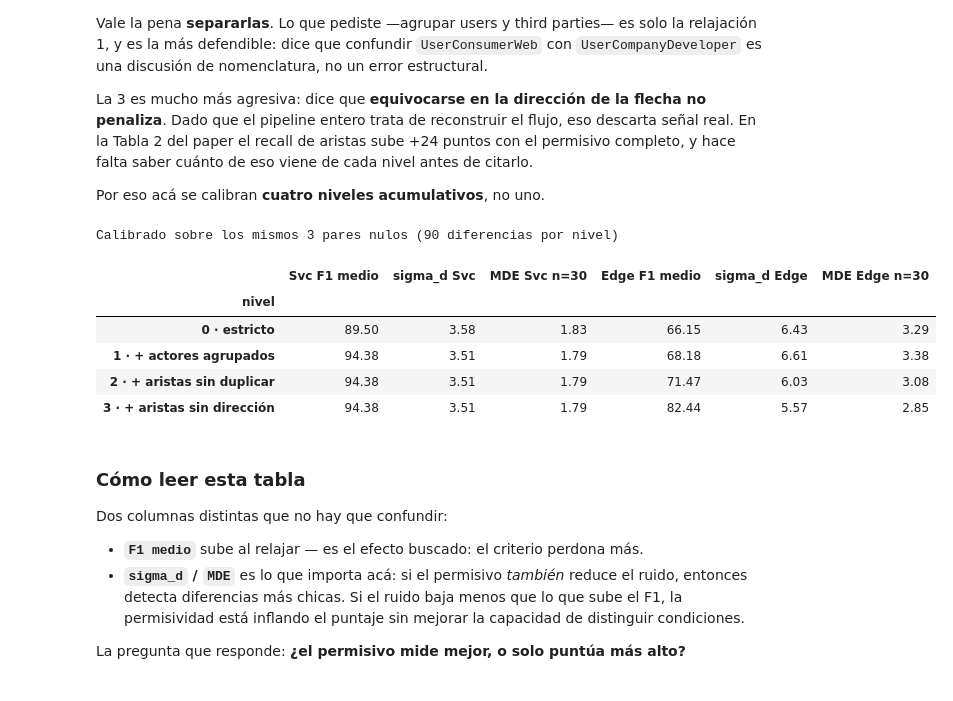
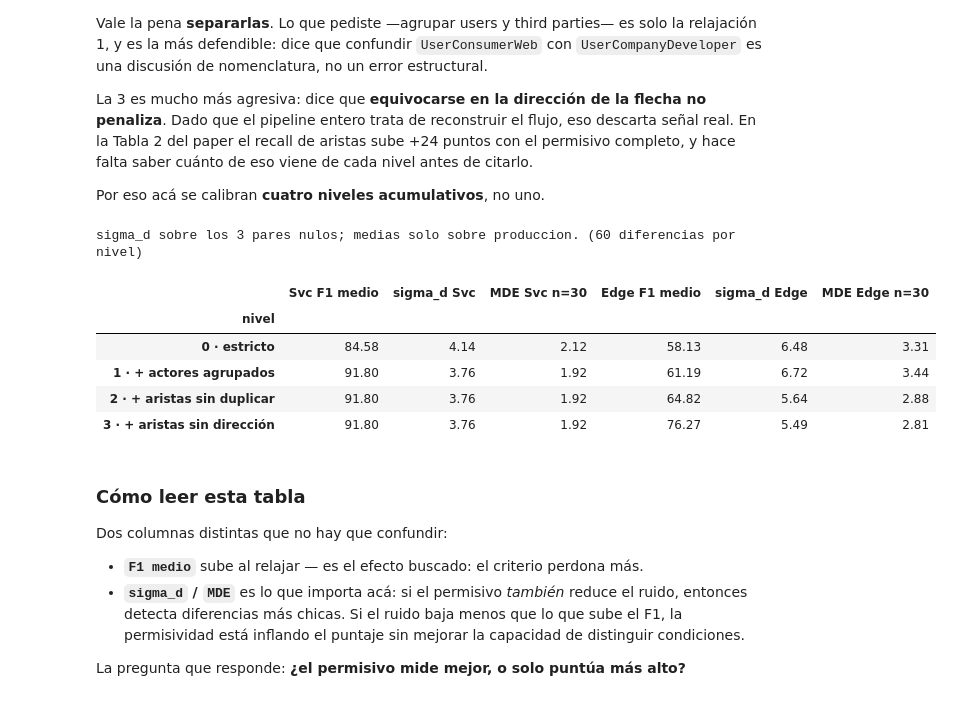
Before and after one commit to stevenijm777/AWS-Architecture, a Jupyter notebook: notebooks/01_calibracion_ruido.ipynb, the cells around one changed output. Cells and saved outputs as stored; diff of their text form; code cells hidden in the pictures.

```diff
--- a/notebooks/01_calibracion_ruido.ipynb
+++ b/notebooks/01_calibracion_ruido.ipynb
@@ -720,40 +720,45 @@ def puntajes_nivel(dirname: str, nivel: int) -> dict[str, tuple[float, float]]:
 
 
 NIVELES = {0: "0 · estricto", 1: "1 · + actores agrupados",
            2: "2 · + aristas sin duplicar", 3: "3 · + aristas sin dirección"}
 
 filas = []
 for nivel, etiqueta in NIVELES.items():
     d_svc, d_edge, medias_svc, medias_edge = [], [], [], []
-    for par in pares:
+    # Los pares nulos incluyen el del ORACULO, cuyas dos corridas puntuan muchisimo mas
+    # alto que produccion. Para sigma_d eso da igual —lo que importa es la dispersion de
+    # la diferencia pareada dentro de cada par—, pero para las MEDIAS del protocolo
+    # permisivo no: promediar produccion con oraculo da un "estricto" de 66.15 cuando el
+    # valor de produccion es 58.99. Las medias se calculan solo sobre produccion.
+    for par in [x for x in pares if x["condicion"] != "oraculo"]:
         A = puntajes_nivel(par["run_a"], nivel)
         B = puntajes_nivel(par["run_b"], nivel)
         for v in sorted(set(A) & set(B)):
             d_svc.append(A[v][0] - B[v][0])
             d_edge.append(A[v][1] - B[v][1])
             medias_svc += [A[v][0], B[v][0]]
             medias_edge += [A[v][1], B[v][1]]
     sd_s, sd_e = np.std(d_svc, ddof=1), np.std(d_edge, ddof=1)
     filas.append({
         "nivel": etiqueta,
         "Svc F1 medio": np.mean(medias_svc), "sigma_d Svc": sd_s,
         "MDE Svc n=30": Z_MDE * sd_s / np.sqrt(30),
         "Edge F1 medio": np.mean(medias_edge), "sigma_d Edge": sd_e,
         "MDE Edge n=30": Z_MDE * sd_e / np.sqrt(30),
     })
 
 permisivo = pd.DataFrame(filas).set_index("nivel")
-print(f"Calibrado sobre los mismos {len(pares)} pares nulos "
+print(f"sigma_d sobre los {len(pares)} pares nulos; medias solo sobre produccion. "
       f"({len(d_edge)} diferencias por nivel)\n")
 display(permisivo.round(2))
 # %% [output]
-Calibrado sobre los mismos 3 pares nulos (90 diferencias por nivel)
+sigma_d sobre los 3 pares nulos; medias solo sobre produccion. (60 diferencias por nivel)
 |  | Svc F1 medio | sigma_d Svc | MDE Svc n=30 | Edge F1 medio | sigma_d Edge | MDE Edge n=30 |
 | nivel |  |  |  |  |  |  |
-| 0 · estricto | 89.50 | 3.58 | 1.83 | 66.15 | 6.43 | 3.29 |
-| 1 · + actores agrupados | 94.38 | 3.51 | 1.79 | 68.18 | 6.61 | 3.38 |
-| 2 · + aristas sin duplicar | 94.38 | 3.51 | 1.79 | 71.47 | 6.03 | 3.08 |
-| 3 · + aristas sin dirección | 94.38 | 3.51 | 1.79 | 82.44 | 5.57 | 2.85 |
+| 0 · estricto | 84.58 | 4.14 | 2.12 | 58.13 | 6.48 | 3.31 |
+| 1 · + actores agrupados | 91.80 | 3.76 | 1.92 | 61.19 | 6.72 | 3.44 |
+| 2 · + aristas sin duplicar | 91.80 | 3.76 | 1.92 | 64.82 | 5.64 | 2.88 |
+| 3 · + aristas sin dirección | 91.80 | 3.76 | 1.92 | 76.27 | 5.49 | 2.81 |
 # %% [markdown]
 ### Cómo leer esta tabla
 
```
Also changed, not shown: parts of 4 cells of this notebook, 5 other files.
